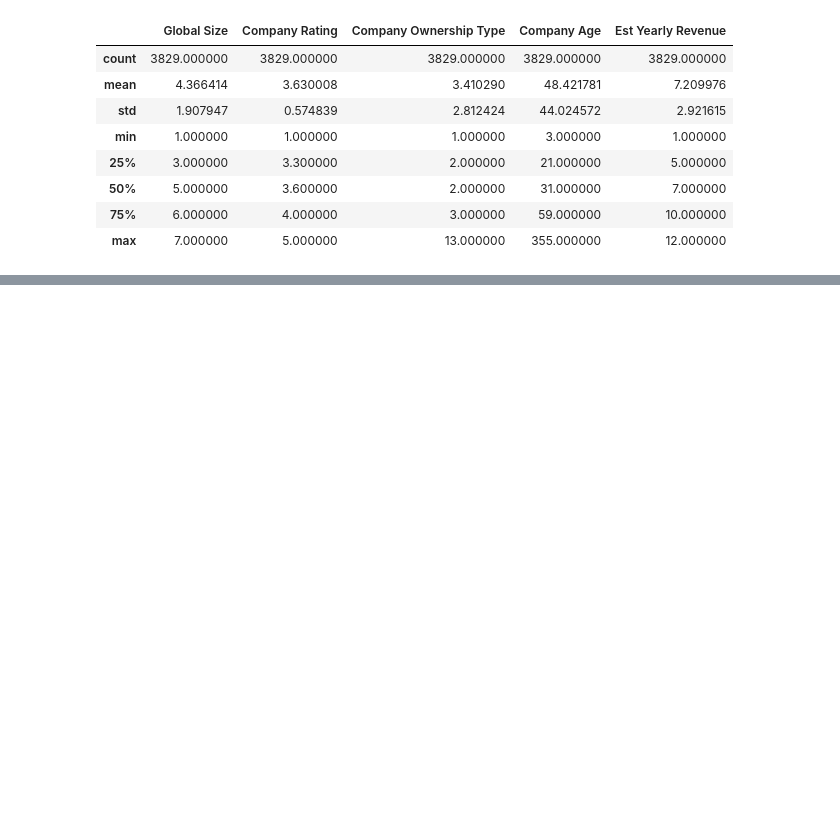
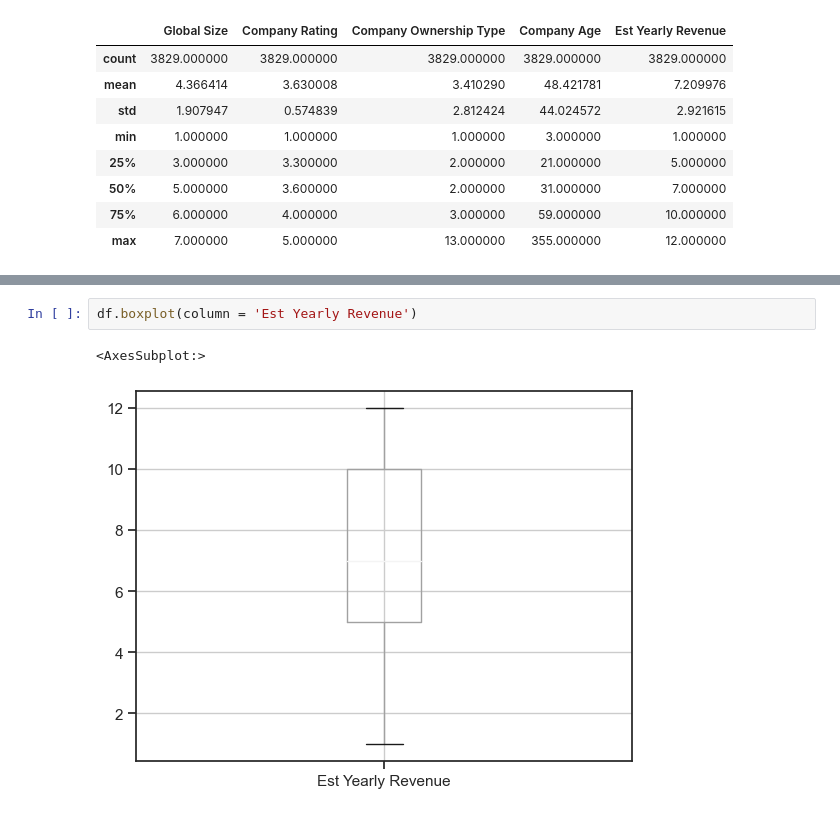
Before and after one commit to progswan2022/scraping-glassdoor-selenium, a Jupyter notebook: Cleaning_1.ipynb, the cells around one changed output, grey strips where cells are left out. Drawn from its saved outputs; the diff is of its cells as text; blank space fills up the shorter version.

```diff
--- a/Cleaning_1.ipynb
+++ b/Cleaning_1.ipynb
@@ -181,0 +200,5 @@ df.boxplot(column = 'Company Rating')
+# %%
+df.boxplot(column = 'Est Yearly Revenue')
+# %% [output]
+<AxesSubplot:>
+[figure, added]
```
Also changed, not shown: parts of 26 cells of this notebook, 9 other files.
